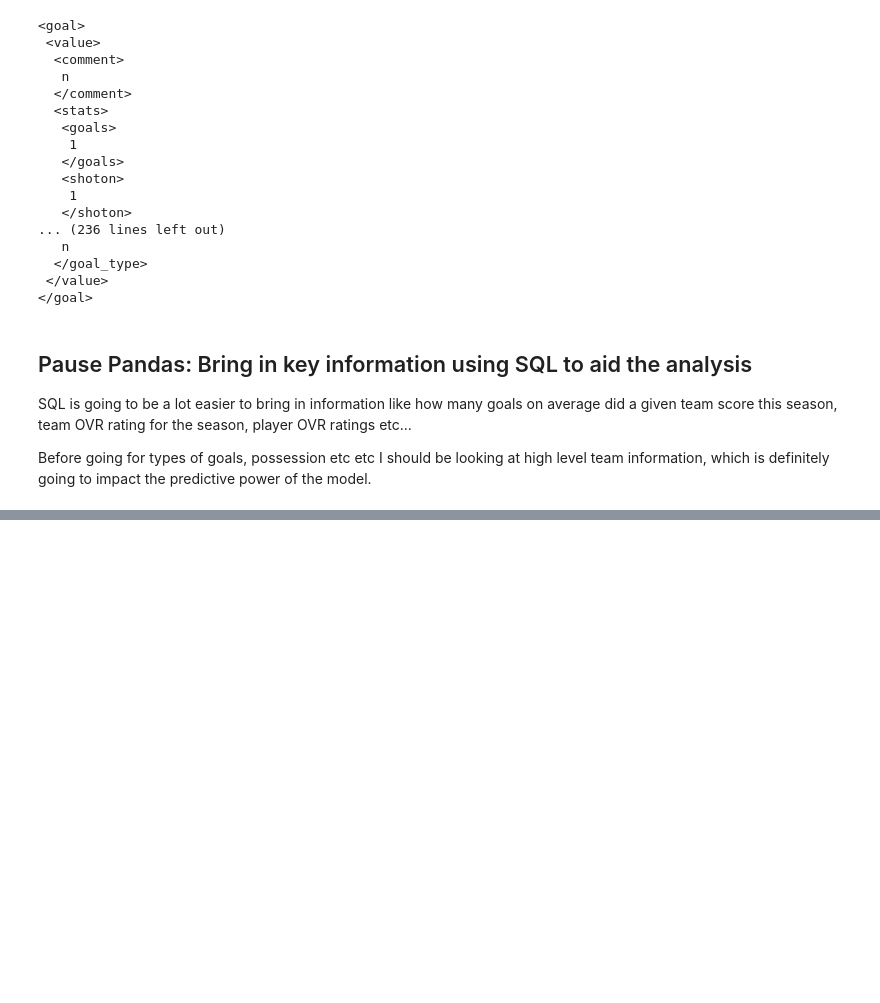
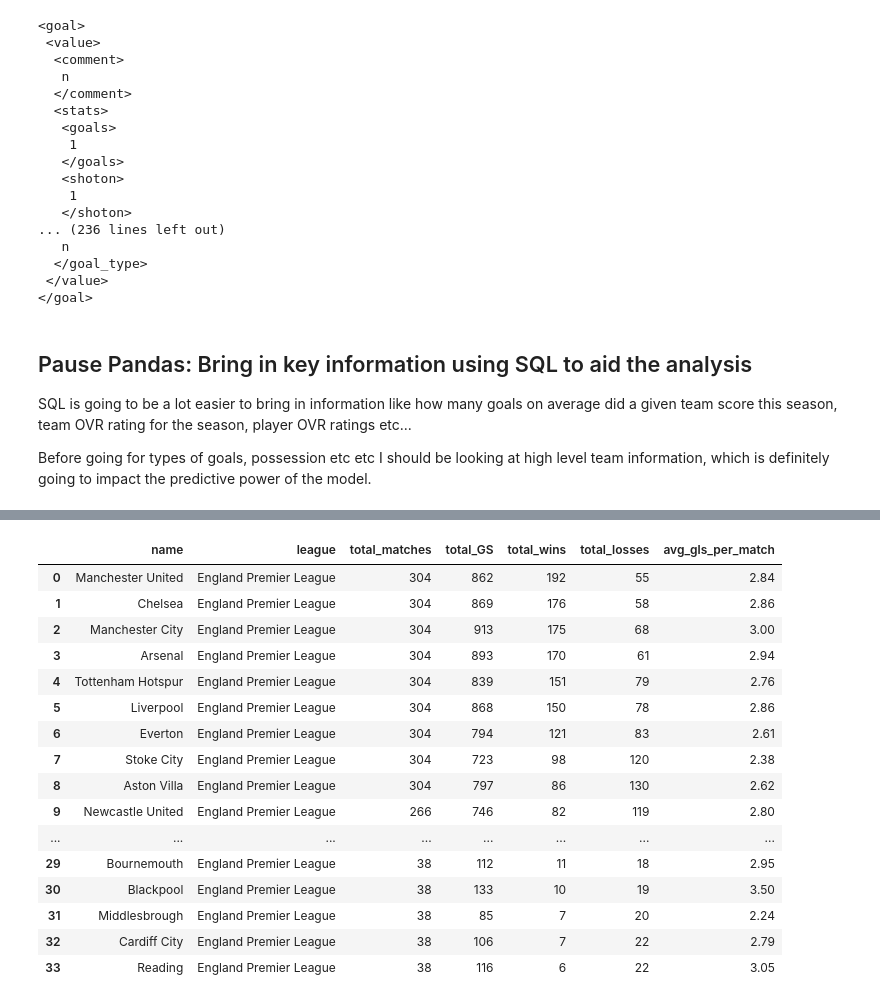
Before and after one commit to tjjdoherty/football-project-mvp, a Jupyter notebook: eda.ipynb, the cells around one changed output, grey strips where cells are left out. Saved outputs shown, nothing was run; the diff lists cells and outputs as text; code cells hidden in the pictures; blank space fills up the shorter version.

Commit message:
more eda big SQL query made

```diff
--- a/eda.ipynb
+++ b/eda.ipynb
@@ -393,0 +548,55 @@ Before going for types of goals, possession etc etc I should be looking at high
+# %%
+sql_query = """
+SELECT
+    Team.team_long_name AS name,
+    League.name AS league,
+    COUNT(Match.id) AS total_matches,
+    SUM(Match.home_team_goal + Match.away_team_goal) AS total_GS,
+    SUM(CASE
+                WHEN Match.home_team_api_id = Team.team_api_id AND Match.home_team_goal > Match.away_team_goal THEN 1
+                WHEN Match.away_team_api_id = Team.team_api_id AND Match.away_team_goal > Match.home_team_goal THEN 1
+                ELSE 0
+        END) AS total_wins,
+    SUM(CASE
+                WHEN Match.home_team_api_id = Team.team_api_id AND Match.home_team_goal < Match.away_team_goal THEN 1
+                WHEN Match.away_team_api_id = Team.team_api_id AND Match.away_team_goal < Match.home_team_goal THEN 1
+                ELSE 0
+        END) AS total_losses,
+    ROUND(AVG(Match.home_team_goal + Match.away_team_goal), 2) AS avg_gls_per_match
+
+FROM Team
+
+LEFT JOIN Match ON Team.team_api_id IN (Match.home_team_api_id, Match.away_team_api_id)
+
+JOIN League ON League.id = Match.league_id
+
+WHERE Team.team_api_id IS NOT NULL AND League.id = 1729
+
+GROUP BY Team.team_long_name
+
+ORDER BY total_wins DESC;
+"""
+# %%
+# SQL query run
+
+big_stats = pd.read_sql_query(sql_query, conn)
+# %%
+big_stats
+# %% [output]
+|  | name | league | total_matches | total_GS | total_wins | total_losses | avg_gls_per_match |
+| 0 | Manchester United | England Premier League | 304 | 862 | 192 | 55 | 2.84 |
+| 1 | Chelsea | England Premier League | 304 | 869 | 176 | 58 | 2.86 |
+| 2 | Manchester City | England Premier League | 304 | 913 | 175 | 68 | 3.00 |
+| 3 | Arsenal | England Premier League | 304 | 893 | 170 | 61 | 2.94 |
+| 4 | Tottenham Hotspur | England Premier League | 304 | 839 | 151 | 79 | 2.76 |
+| 5 | Liverpool | England Premier League | 304 | 868 | 150 | 78 | 2.86 |
+| 6 | Everton | England Premier League | 304 | 794 | 121 | 83 | 2.61 |
+| 7 | Stoke City | England Premier League | 304 | 723 | 98 | 120 | 2.38 |
+| 8 | Aston Villa | England Premier League | 304 | 797 | 86 | 130 | 2.62 |
+| 9 | Newcastle United | England Premier League | 266 | 746 | 82 | 119 | 2.80 |
+| ... | ... | ... | ... | ... | ... | ... | ... |
+| 29 | Bournemouth | England Premier League | 38 | 112 | 11 | 18 | 2.95 |
+| 30 | Blackpool | England Premier League | 38 | 133 | 10 | 19 | 3.50 |
+| 31 | Middlesbrough | England Premier League | 38 | 85 | 7 | 20 | 2.24 |
+| 32 | Cardiff City | England Premier League | 38 | 106 | 7 | 22 | 2.79 |
+| 33 | Reading | England Premier League | 38 | 116 | 6 | 22 | 3.05 |
```
Also changed, not shown: parts of 20 cells of this notebook.
